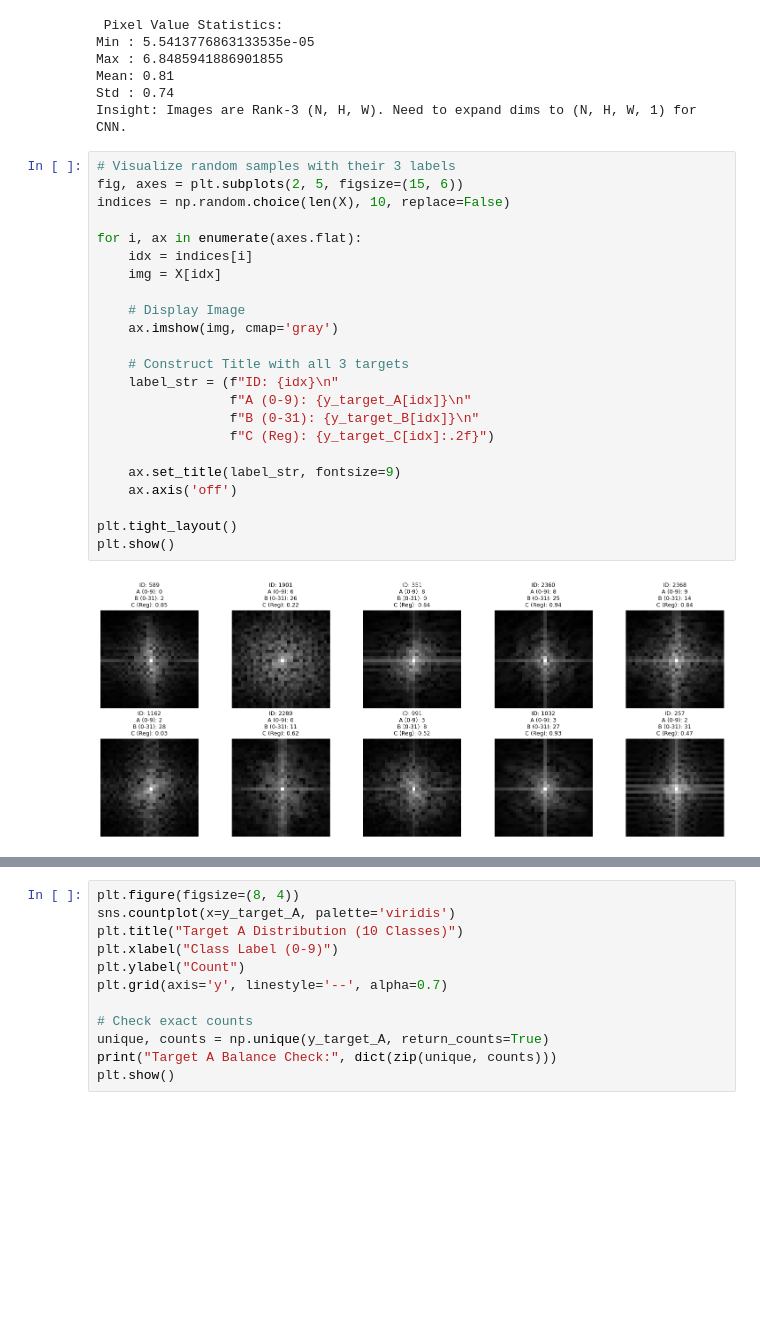
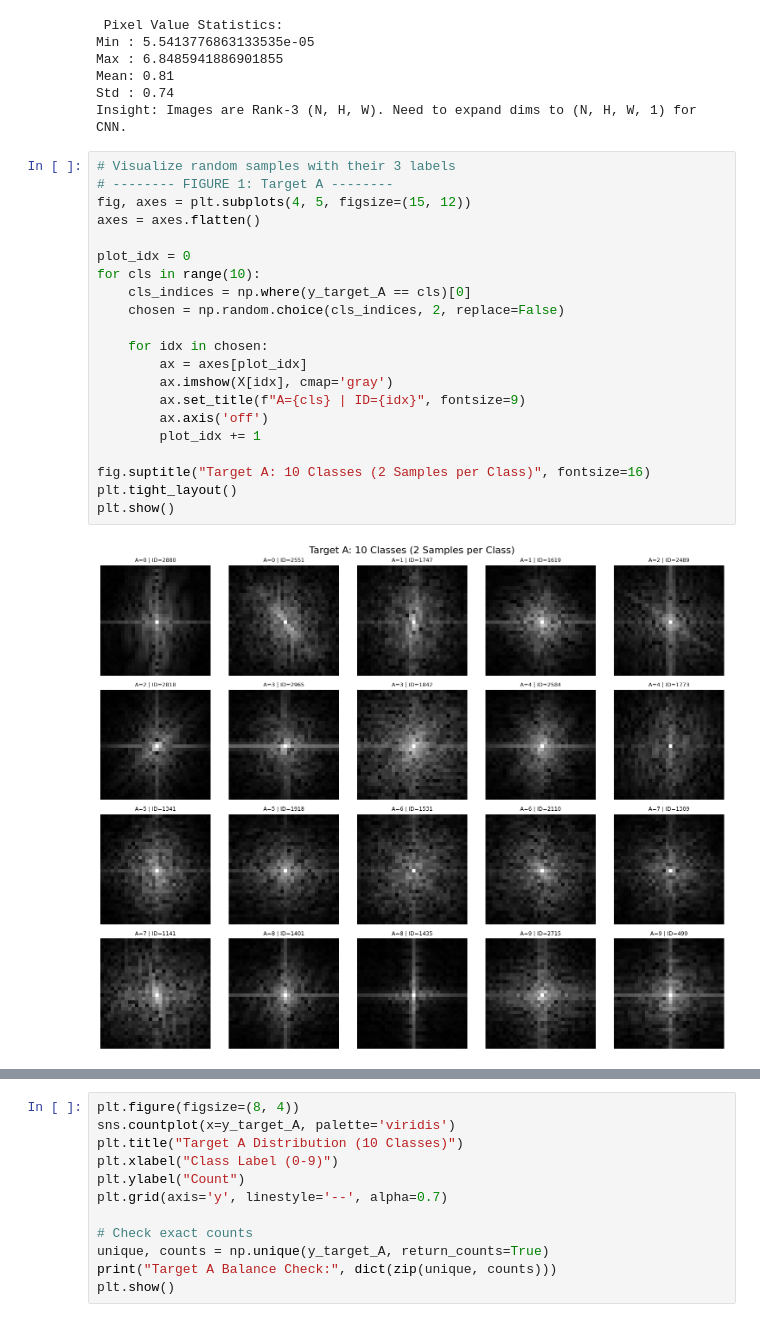
Before and after one commit to cuducquang/Deep-Learning, a Jupyter notebook: version1.ipynb, the cells around one changed output, grey strips where cells are left out. Cells and saved outputs as stored; diff of their text form; blank space fills up the shorter version.

```diff
--- a/version1.ipynb
+++ b/version1.ipynb
@@ -54,28 +54,26 @@ Max : 6.8485941886901855
 Mean: 0.81
 Std : 0.74
 Insight: Images are Rank-3 (N, H, W). Need to expand dims to (N, H, W, 1) for CNN.
-# %%
-# Visualize random samples with their 3 labels
-fig, axes = plt.subplots(2, 5, figsize=(15, 6))
-indices = np.random.choice(len(X), 10, replace=False)
-
-for i, ax in enumerate(axes.flat):
-    idx = indices[i]
-    img = X[idx]
-
-    # Display Image
-    ax.imshow(img, cmap='gray')
-
-    # Construct Title with all 3 targets
-    label_str = (f"ID: {idx}\n"
-                 f"A (0-9): {y_target_A[idx]}\n"
-                 f"B (0-31): {y_target_B[idx]}\n"
-                 f"C (Reg): {y_target_C[idx]:.2f}")
-
-    ax.set_title(label_str, fontsize=9)
-    ax.axis('off')
-
-plt.tight_layout()
-plt.show()
-# %% [output]
-[figure, removed]
+# %%
+# Visualize random samples with their 3 labels
+# -------- FIGURE 1: Target A --------
+fig, axes = plt.subplots(4, 5, figsize=(15, 12))
+axes = axes.flatten()
+
+plot_idx = 0
+for cls in range(10):
+    cls_indices = np.where(y_target_A == cls)[0]
+    chosen = np.random.choice(cls_indices, 2, replace=False)
+
+    for idx in chosen:
+        ax = axes[plot_idx]
+        ax.imshow(X[idx], cmap='gray')
+        ax.set_title(f"A={cls} | ID={idx}", fontsize=9)
+        ax.axis('off')
+        plot_idx += 1
+
+fig.suptitle("Target A: 10 Classes (2 Samples per Class)", fontsize=16)
+plt.tight_layout()
+plt.show()
+# %% [output]
+[figure, added]
```
Also changed, not shown: parts of 2 cells of this notebook.
